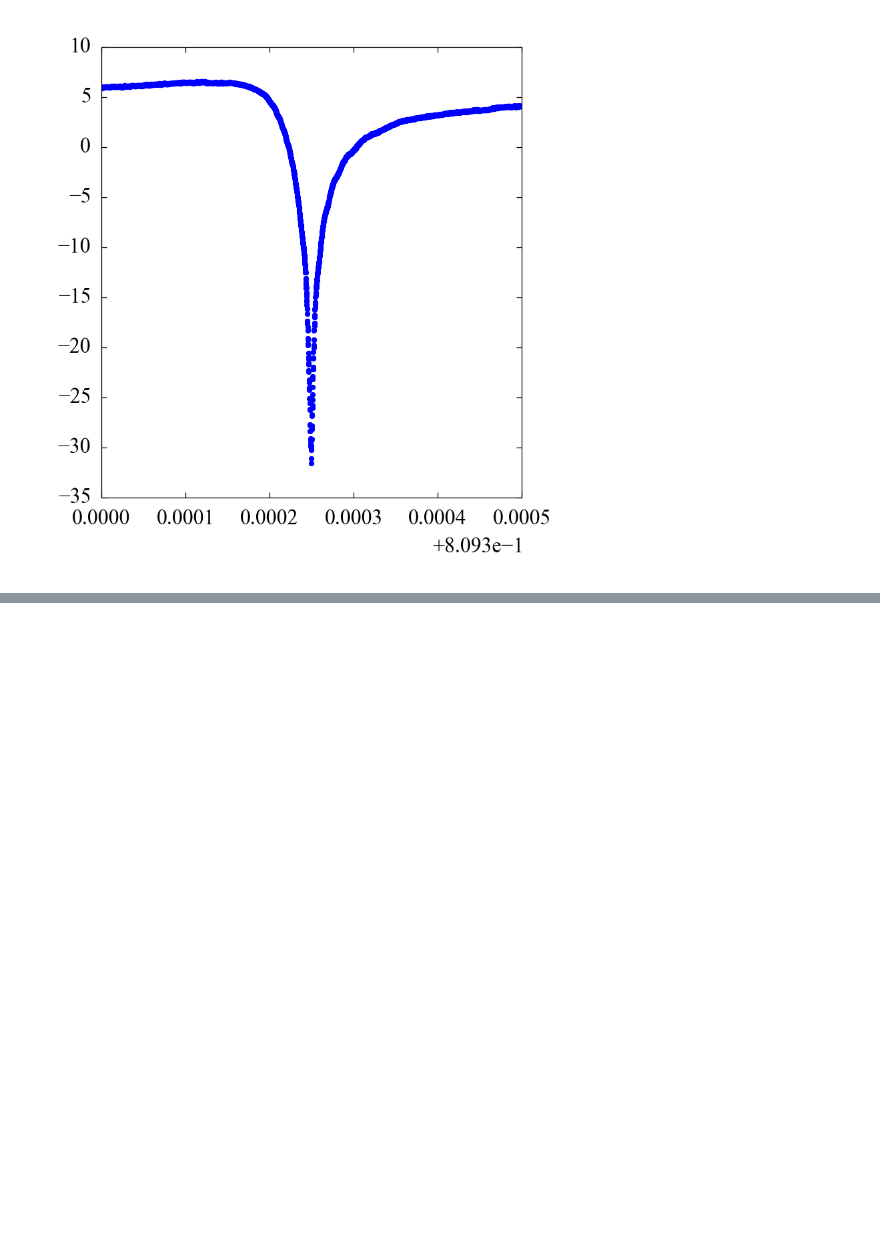
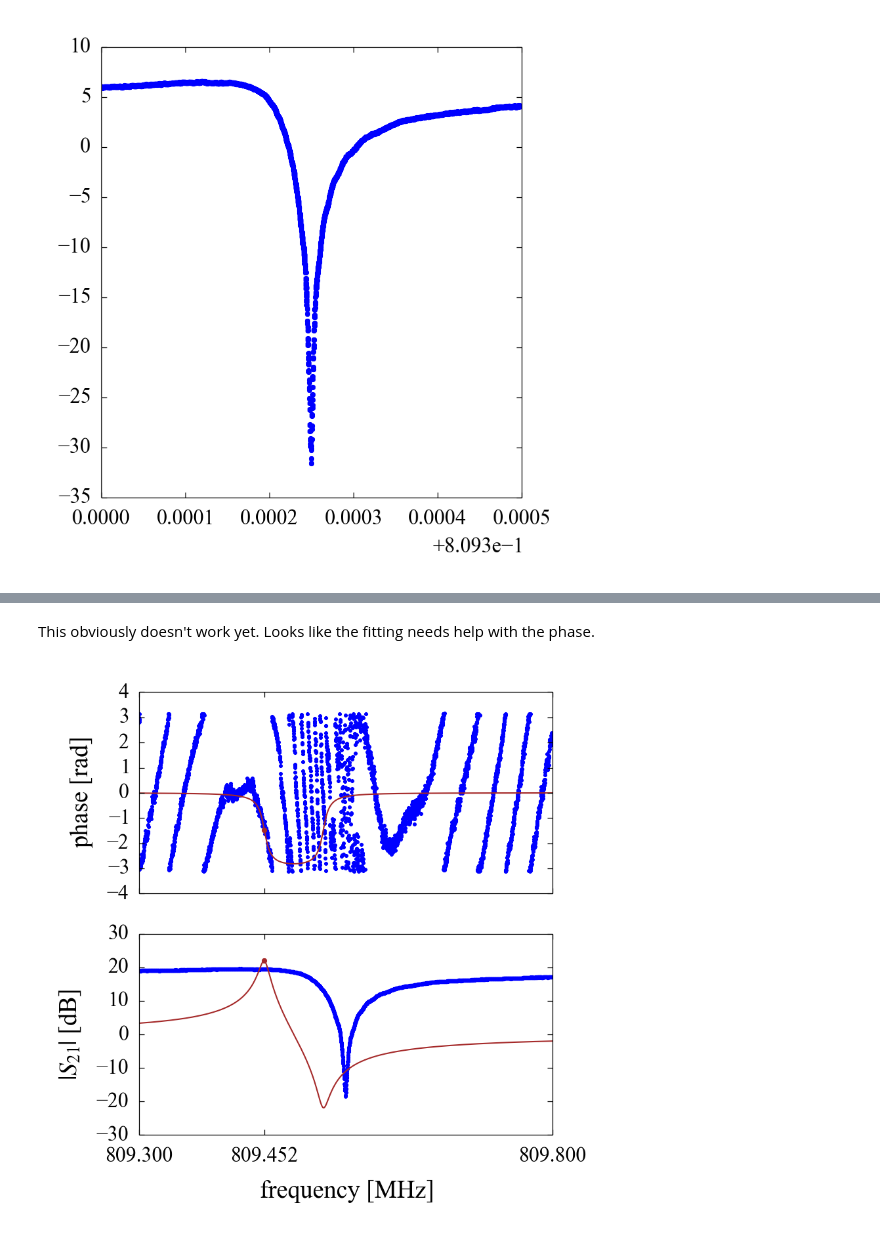
Before and after one commit to danielflanigan/ColumbiaCMB-notebooks, a Jupyter notebook: mkid/McCarrick_2014/2014-07-25_nine-element_higher_order_resonance.ipynb, the cells around one changed output, grey strips where cells are left out. Saved outputs shown, nothing was run; the diff lists cells and outputs as text; code cells hidden in the pictures; blank space fills up the shorter version.

```diff
--- a/mkid/McCarrick_2014/2014-07-25_nine-element_higher_order_resonance.ipynb
+++ b/mkid/McCarrick_2014/2014-07-25_nine-element_higher_order_resonance.ipynb
@@ -3,5 +6,7 @@ f_GHz, s21_mag, s21_angle = np.loadtxt('McCarrick_2014/2014-07-17_nine-element_r
 # %%
 s21 = s21_mag * np.exp(1j * s21_angle)
+# %%
+f_MHz = 1e3 * f_GHz
 # %%
 fig, ax = plt.subplots()
 ax.plot(f_GHz, 20*np.log10(s21_mag), '.')
@@ -54,0 +66,8 @@ ax.set_ylim(0, 1.3);
+# %% [markdown]
+This obviously doesn't work yet. Looks like the fitting needs help with the phase.
+# %%
+r = resonator.Resonator(f_MHz, s21)
+# %%
+fig = plot_resonator.amplitude_and_phase(r, normalize_s21=True)
+# %% [output]
+[figure, added]
```
Also changed, not shown: parts of 10 cells of this notebook, 1 other file.
